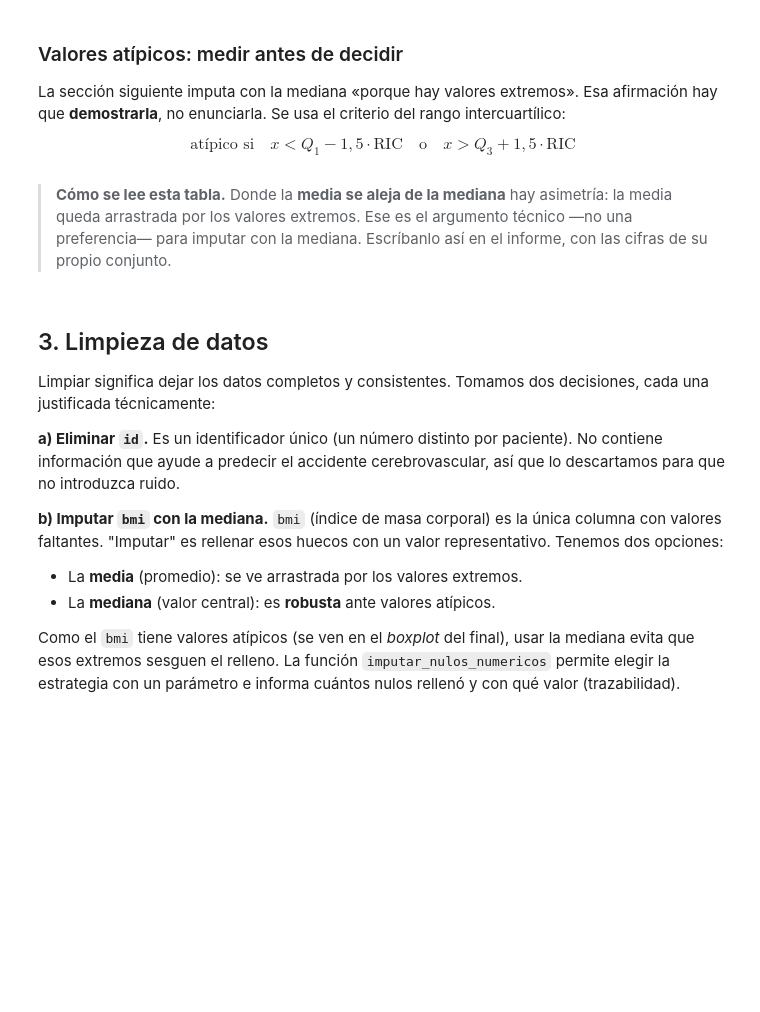
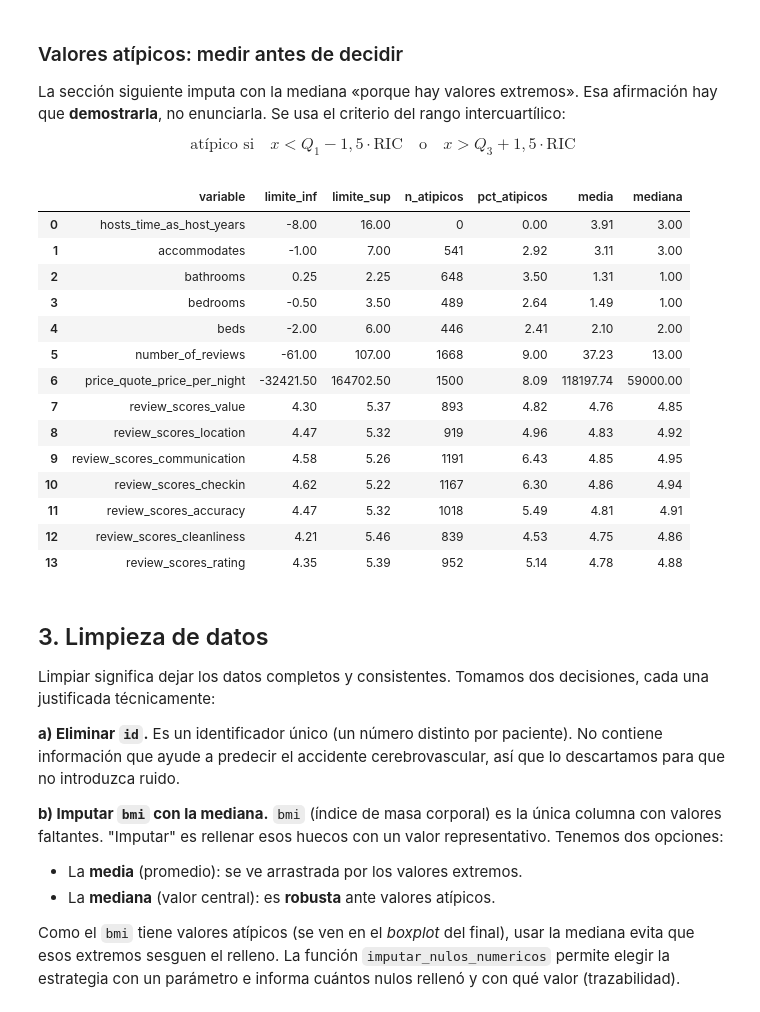
Before and after one commit to Alfredoabraham/proyecto-grupo3-mcdi500, a Jupyter notebook: F2/S1_F2_Preprocesamiento.ipynb, the cells around one changed output. Drawn from its saved outputs; the diff is of its cells as text; code cells hidden in the pictures; blank space fills up the shorter version.

```diff
--- a/F2/S1_F2_Preprocesamiento.ipynb
+++ b/F2/S1_F2_Preprocesamiento.ipynb
@@ -126,7 +126,7 @@ from pathlib import Path
 import pandas as pd
 
 # El notebook está en F2 y el dataset está en F1/data/raw
-ARCHIVO = Path("../data/raw/listings.csv.gz")
+ARCHIVO = Path("../Data/Raw/listings.csv.gz")
 
 print("Directorio actual:")
 print(Path.cwd())
@@ -241,9 +241,8 @@ También revisamos **cuántas categorías distintas** tiene cada variable de tex
 veces aparece cada una. Esto cumple dos funciones: detectar errores de tipeo o categorías
 inesperadas, y conocer el orden en que aparecerán las categorías al codificarlas.
 # %%
-#Por cada columna guardar nombre en lista
-#y de ahi realizar un filtro de 90 a 20 o 30
+#se extrae los nombres de todas las variables, para determinar cuales serán objeto de estudio
+#y cuales serán descartadas, quedando un respaldo en la data/raw, pero no pasando a las siguientes fases.
 
-for col in df:
-    print col
+print(df.columns)
 # %% [output]
@@ -250,0 +266,7 @@ SyntaxError: Missing parentheses in call to 'print'. Did you mean print(...)? (2
+# %%
+#estas serán las columnas objeto de estudio
+columnas_de_interes = ["hosts_time_as_host_years","neighbourhood_cleansed","property_type","room_type","accommodates", "bathrooms",
+                      "bedrooms", "beds", 'amenities', 'price_quote_price_per_night','number_of_reviews', 'review_scores_rating', 'review_scores_accuracy',
+                       'review_scores_cleanliness', 'review_scores_checkin', 'review_scores_communication', 'review_scores_location', 'review_scores_value' ]
+# %%
+df = df[columnas_de_interes]
@@ -315,39 +394,50 @@ def detectar_atipicos_iqr(serie, factor=1.5):
     tuple(np.ndarray, float, float)
         Máscara booleana de atípicos, límite inferior y límite superior.
     """
     # dropna() es obligatorio: un NaN propagaría y devolvería NaN como cuartil
     valores = serie.dropna().to_numpy(dtype="float64")
 
     # np.percentile con una lista devuelve varios percentiles de una vez
     q1, q3 = np.percentile(valores, [25, 75])
     ric = q3 - q1                                  # rango intercuartílico
     limite_inf, limite_sup = q1 - factor * ric, q3 + factor * ric
 
     # El operador | es el "o" elemento a elemento de pandas. Con 'or' fallaría:
     # 'or' espera un único booleano, no una serie completa.
     mascara = (serie < limite_inf) | (serie > limite_sup)
     # Comparar con NaN da False pero deja NA: fillna(False) lo hace explícito
     return mascara.fillna(False).to_numpy(), limite_inf, limite_sup
 
 
 filas = []
-for col in ["age", "avg_glucose_level", "bmi"]:
+for col in ["hosts_time_as_host_years", "accommodates", "bathrooms", "bedrooms", "beds", "number_of_reviews", "price_quote_price_per_night", "review_scores_value", "review_scores_location", "review_scores_communication", "review_scores_checkin", "review_scores_accuracy", "review_scores_cleanliness", "review_scores_rating"]:
     mascara, inf, sup = detectar_atipicos_iqr(df[col])
     filas.append({
         "variable": col,
         "limite_inf": round(inf, 2),
         "limite_sup": round(sup, 2),
         "n_atipicos": int(mascara.sum()),          # sobre booleanos, sum() cuenta True
         "pct_atipicos": round(mascara.mean() * 100, 2),
         "media": round(df[col].mean(), 2),
         "mediana": round(df[col].median(), 2),
     })
 pd.DataFrame(filas)
+# %% [output]
+|  | variable | limite_inf | limite_sup | n_atipicos | pct_atipicos | media | mediana |
+| 0 | hosts_time_as_host_years | -8.00 | 16.00 | 0 | 0.00 | 3.91 | 3.00 |
+| 1 | accommodates | -1.00 | 7.00 | 541 | 2.92 | 3.11 | 3.00 |
+| 2 | bathrooms | 0.25 | 2.25 | 648 | 3.50 | 1.31 | 1.00 |
+| 3 | bedrooms | -0.50 | 3.50 | 489 | 2.64 | 1.49 | 1.00 |
+| 4 | beds | -2.00 | 6.00 | 446 | 2.41 | 2.10 | 2.00 |
+| 5 | number_of_reviews | -61.00 | 107.00 | 1668 | 9.00 | 37.23 | 13.00 |
+| 6 | price_quote_price_per_night | -32421.50 | 164702.50 | 1500 | 8.09 | 118197.74 | 59000.00 |
+| 7 | review_scores_value | 4.30 | 5.37 | 893 | 4.82 | 4.76 | 4.85 |
+| 8 | review_scores_location | 4.47 | 5.32 | 919 | 4.96 | 4.83 | 4.92 |
+| 9 | review_scores_communication | 4.58 | 5.26 | 1191 | 6.43 | 4.85 | 4.95 |
+| 10 | review_scores_checkin | 4.62 | 5.22 | 1167 | 6.30 | 4.86 | 4.94 |
+| 11 | review_scores_accuracy | 4.47 | 5.32 | 1018 | 5.49 | 4.81 | 4.91 |
+| 12 | review_scores_cleanliness | 4.21 | 5.46 | 839 | 4.53 | 4.75 | 4.86 |
+| 13 | review_scores_rating | 4.35 | 5.39 | 952 | 5.14 | 4.78 | 4.88 |
-# %% [markdown]
-> **Cómo se lee esta tabla.** Donde la **media se aleja de la mediana** hay
-> asimetría: la media queda arrastrada por los valores extremos. Ese es el
-> argumento técnico —no una preferencia— para imputar con la mediana. Escríbanlo
-> así en el informe, con las cifras de su propio conjunto.
 # %% [markdown]
 ## 3. Limpieza de datos
 
```
Also changed, not shown: parts of 14 cells of this notebook, 1 other file.
